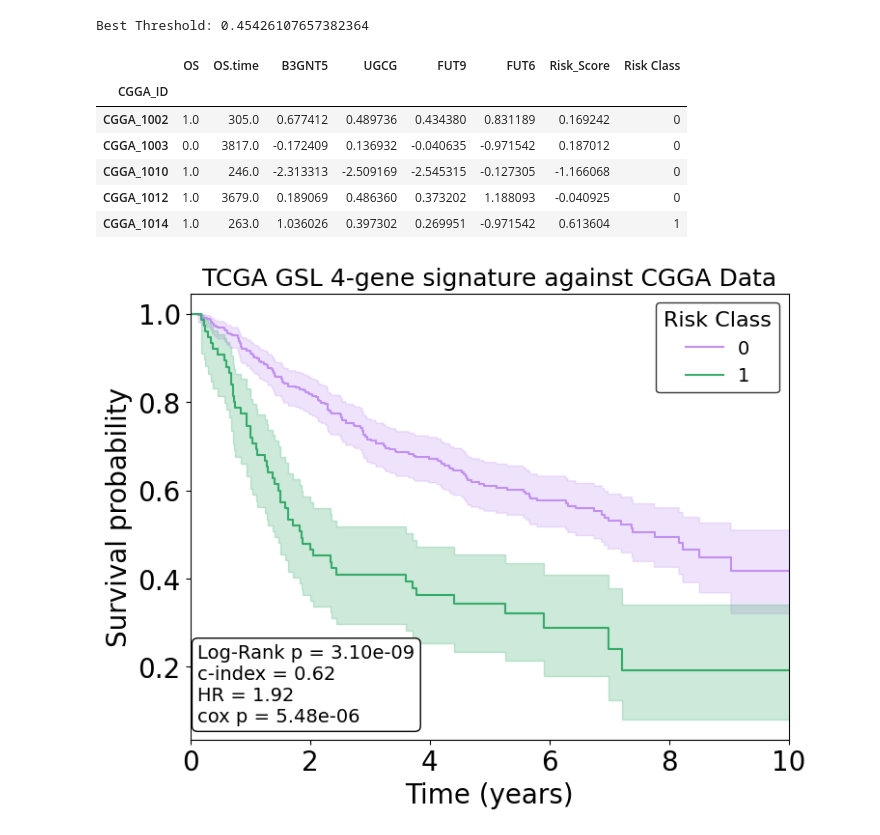
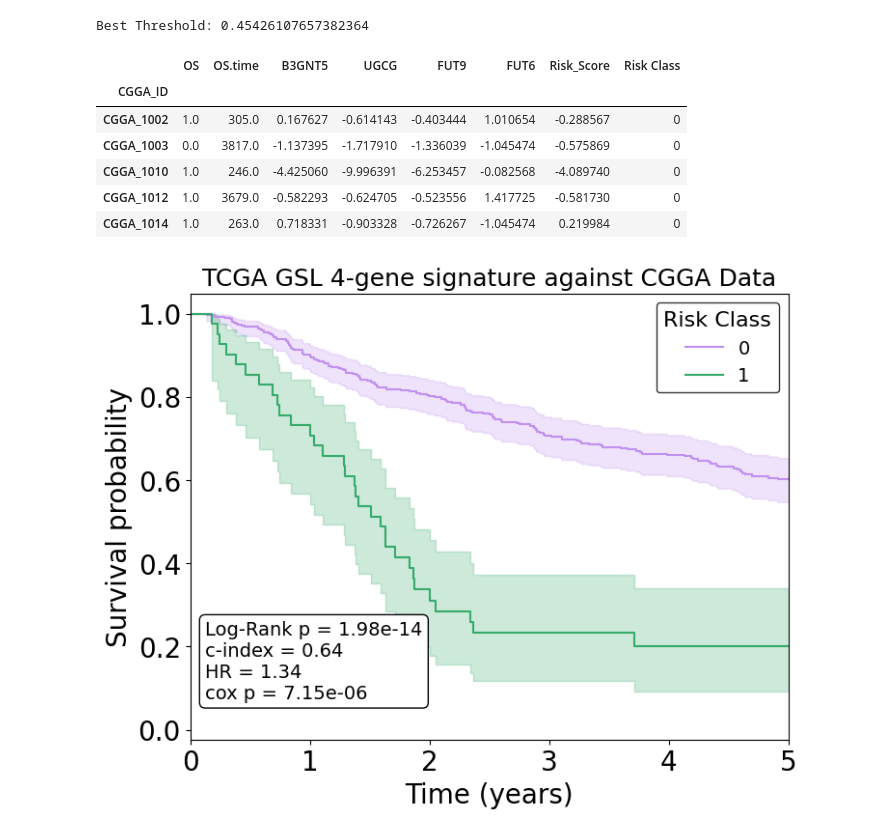
Before and after one commit to JackWJW/LGG_Prognosis_Prediction, a Jupyter notebook: Survival_Analysis_Notebook.ipynb, the cells around one changed output. Drawn from its saved outputs; the diff is of its cells as text; code cells hidden in the pictures.

```diff
--- a/Survival_Analysis_Notebook.ipynb
+++ b/Survival_Analysis_Notebook.ipynb
@@ -366,7 +366,8 @@ plt.show()
 # %%
 genes_of_interest = ["B3GNT5", "UGCG", "FUT9","FUT6"]
 genes_df = df_KM_LGG[["OS","OS.time"]+genes_of_interest].copy()
-genes_df[genes_of_interest] = StandardScaler().fit_transform(genes_df[genes_of_interest])
+cox_scaler = StandardScaler()
+genes_df[genes_of_interest] = cox_scaler.fit_transform(genes_df[genes_of_interest])
 
 cph = CoxPHFitter(penalizer=best_alpha, l1_ratio=0.0)
 cph.fit(genes_df,duration_col="OS.time",event_col="OS",robust=True)
@@ -515,7 +516,7 @@ Best Threshold: 0.45426107657382364
 # %%
 CGGA_df = pd.read_csv("./CGGA_Data/CGGA_LGG_TPM.csv").set_index("CGGA_ID").dropna()
 CGGA_df = CGGA_df[["OS","OS.time"]+genes_of_interest].copy()
-CGGA_df[genes_of_interest] = StandardScaler().fit_transform(CGGA_df[genes_of_interest])
+CGGA_df[genes_of_interest] = cox_scaler.transform(CGGA_df[genes_of_interest])
 CGGA_df["Risk_Score"] = (CGGA_df["B3GNT5"] * B3GNT5_coef) + (CGGA_df["UGCG"]*UGCG_coef) + (CGGA_df["FUT9"]*FUT9_coef) + (CGGA_df["FUT6"]*FUT6_coef)
 def Risk_class(x):
     return 1 if x > thr else 0
@@ -525,11 +526,11 @@ CGGA_df.head()
 # %% [output]
 |  | OS | OS.time | B3GNT5 | UGCG | FUT9 | FUT6 | Risk_Score | Risk Class |
 | CGGA_ID |  |  |  |  |  |  |  |  |
-| CGGA_1002 | 1.0 | 305.0 | 0.677412 | 0.489736 | 0.434380 | 0.831189 | 0.169242 | 0 |
-| CGGA_1003 | 0.0 | 3817.0 | -0.172409 | 0.136932 | -0.040635 | -0.971542 | 0.187012 | 0 |
-| CGGA_1010 | 1.0 | 246.0 | -2.313313 | -2.509169 | -2.545315 | -0.127305 | -1.166068 | 0 |
-| CGGA_1012 | 1.0 | 3679.0 | 0.189069 | 0.486360 | 0.373202 | 1.188093 | -0.040925 | 0 |
-| CGGA_1014 | 1.0 | 263.0 | 1.036026 | 0.397302 | 0.269951 | -0.971542 | 0.613604 | 1 |
+| CGGA_1002 | 1.0 | 305.0 | 0.167627 | -0.614143 | -0.403444 | 1.010654 | -0.288567 | 0 |
+| CGGA_1003 | 0.0 | 3817.0 | -1.137395 | -1.717910 | -1.336039 | -1.045474 | -0.575869 | 0 |
+| CGGA_1010 | 1.0 | 246.0 | -4.425060 | -9.996391 | -6.253457 | -0.082568 | -4.089740 | 0 |
+| CGGA_1012 | 1.0 | 3679.0 | -0.582293 | -0.624705 | -0.523556 | 1.417725 | -0.581730 | 0 |
+| CGGA_1014 | 1.0 | 263.0 | 0.718331 | -0.903328 | -0.726267 | -1.045474 | 0.219984 | 0 |
 # %%
 # Initialize the plot
 fig = plt.figure(figsize=(8, 6))
@@ -545,32 +546,32 @@ lr_res = logrank_test(
     event_observed_A=high["OS"], event_observed_B=low["OS"]
 )
 p_val = lr_res.p_value
 cph_df = CGGA_df[["OS","OS.time","Risk_Score"]]
 cph_CGGA = CoxPHFitter(penalizer=0.05, l1_ratio=0.0)
 cph_CGGA.fit(cph_df, duration_col = "OS.time", event_col="OS", robust=True)
 
 cindex = cph_CGGA.concordance_index_
 hr = cph_CGGA.summary["exp(coef)"].values[0]
 hr_p = cph_CGGA.summary["p"].values[0]
 
 i=0
 # Loop through each cluster and plot its survival curve
 for cluster, group_df in CGGA_df.groupby("Risk Class"):
     kmf.fit(group_df["OS.time"]/365, event_observed=group_df["OS"], label=f"{cluster}")
     ax = kmf.plot_survival_function(color=colours[i])
     i +=1
-    ax.set_xlim(0,10)
+    ax.set_xlim(0,5)
     ax.set_xlabel("Time (years)",fontsize=20)
     ax.set_ylabel("Survival probability",fontsize=20)
     ax.tick_params(axis='both',labelsize=20)
 ax.legend(fontsize=14, title="Risk Class", title_fontsize=16,loc="upper right",edgecolor='black')
 ax.text(
             0.125, 0.075,
             f"Log-Rank p = {p_val:.2e}\nc-index = {cindex:.2f}\nHR = {hr:.2f}\ncox p = {hr_p:.2e}",
             fontsize=14,
             bbox=dict(boxstyle="round", facecolor="white",edgecolor='black')
         )
 plt.title("TCGA GSL 4-gene signature against CGGA Data", fontsize=18)
 plt.show()
 # %% [output]
-[figure, old version]
+[figure, new version]
```
